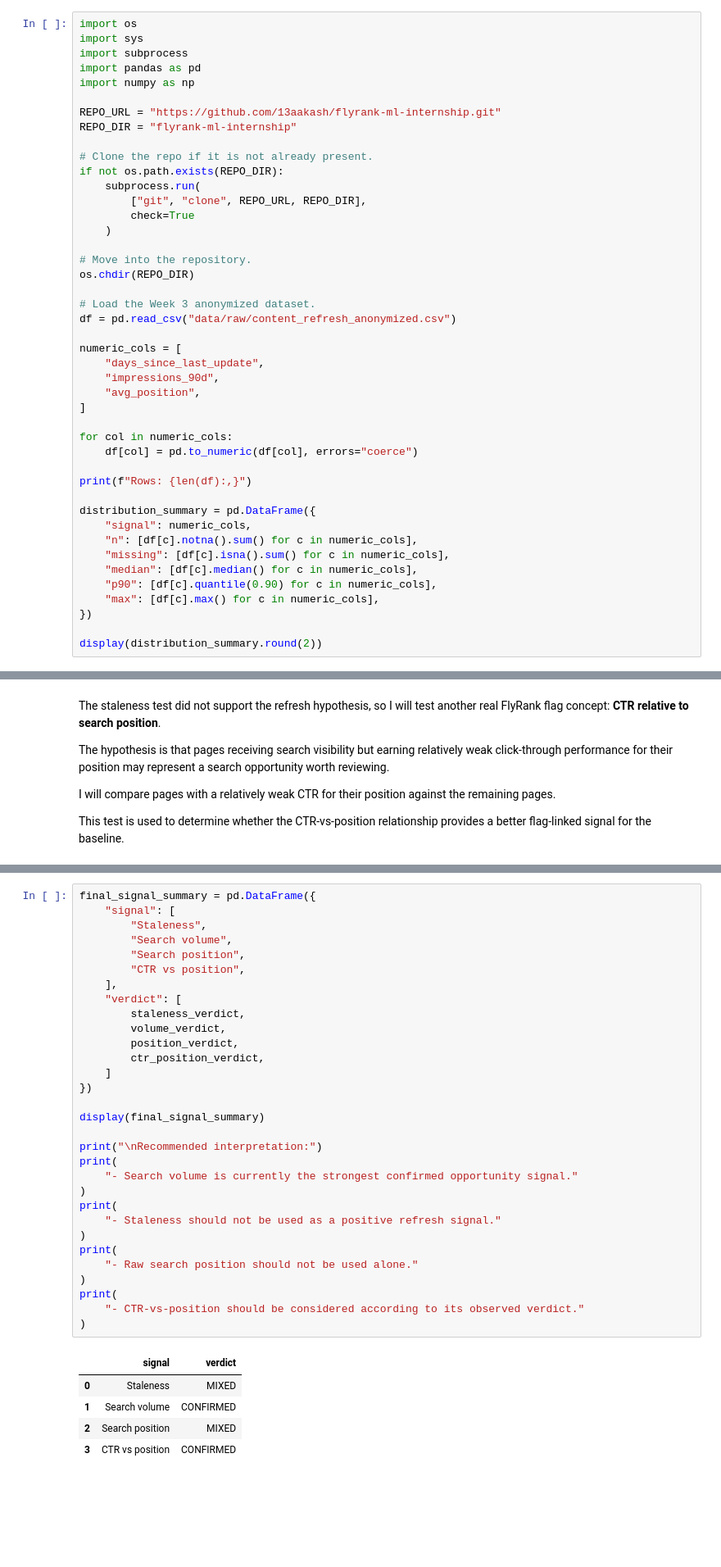
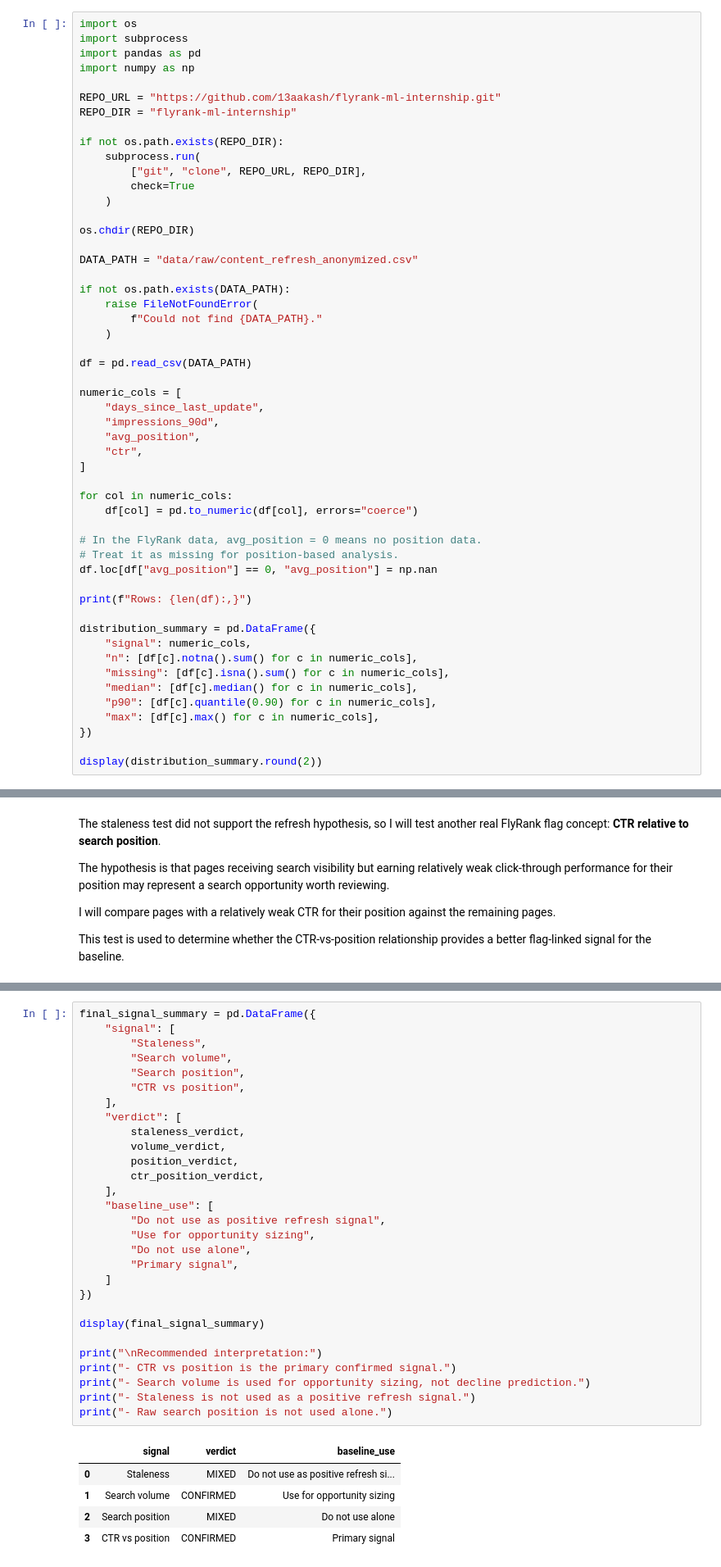
Before and after one commit to 13aakash/flyrank-ml-internship, a Jupyter notebook: work/notebooks/w04_signal_audit.ipynb, the cells around one changed output, grey strips where cells are left out. Shown at 82% size. Saved outputs shown, nothing was run; the diff lists cells and outputs as text; blank space fills up the shorter version.

```diff
--- a/work/notebooks/w04_signal_audit.ipynb
+++ b/work/notebooks/w04_signal_audit.ipynb
@@ -20,7 +20,6 @@ The three signals I will investigate are:
 I will use the distributions to understand scale, missingness, and useful bucket boundaries before interpreting signal behaviour.
 # %%
 import os
-import sys
 import subprocess
 import pandas as pd
 import numpy as np
@@ -28,27 +27,36 @@ import numpy as np
 REPO_URL = "https://github.com/13aakash/flyrank-ml-internship.git"
 REPO_DIR = "flyrank-ml-internship"
 
-# Clone the repo if it is not already present.
 if not os.path.exists(REPO_DIR):
     subprocess.run(
         ["git", "clone", REPO_URL, REPO_DIR],
         check=True
     )
 
-# Move into the repository.
 os.chdir(REPO_DIR)
 
-# Load the Week 3 anonymized dataset.
-df = pd.read_csv("data/raw/content_refresh_anonymized.csv")
+DATA_PATH = "data/raw/content_refresh_anonymized.csv"
+
+if not os.path.exists(DATA_PATH):
+    raise FileNotFoundError(
+        f"Could not find {DATA_PATH}."
+    )
+
+df = pd.read_csv(DATA_PATH)
 
 numeric_cols = [
     "days_since_last_update",
     "impressions_90d",
     "avg_position",
+    "ctr",
 ]
 
 for col in numeric_cols:
     df[col] = pd.to_numeric(df[col], errors="coerce")
+
+# In the FlyRank data, avg_position = 0 means no position data.
+# Treat it as missing for position-based analysis.
+df.loc[df["avg_position"] == 0, "avg_position"] = np.nan
 
 print(f"Rows: {len(df):,}")
 
@@ -522,38 +584,36 @@ A negative finding is retained rather than hidden because it prevents the baseli
 # %%
 final_signal_summary = pd.DataFrame({
     "signal": [
         "Staleness",
         "Search volume",
         "Search position",
         "CTR vs position",
     ],
     "verdict": [
         staleness_verdict,
         volume_verdict,
         position_verdict,
         ctr_position_verdict,
+    ],
+    "baseline_use": [
+        "Do not use as positive refresh signal",
+        "Use for opportunity sizing",
+        "Do not use alone",
+        "Primary signal",
     ]
 })
 
 display(final_signal_summary)
 
 print("\nRecommended interpretation:")
-print(
-    "- Search volume is currently the strongest confirmed opportunity signal."
-)
-print(
-    "- Staleness should not be used as a positive refresh signal."
-)
-print(
-    "- Raw search position should not be used alone."
-)
-print(
-    "- CTR-vs-position should be considered according to its observed verdict."
-)
+print("- CTR vs position is the primary confirmed signal.")
+print("- Search volume is used for opportunity sizing, not decline prediction.")
+print("- Staleness is not used as a positive refresh signal.")
+print("- Raw search position is not used alone.")
 # %% [output]
-|  | signal | verdict |
-| 0 | Staleness | MIXED |
-| 1 | Search volume | CONFIRMED |
-| 2 | Search position | MIXED |
-| 3 | CTR vs position | CONFIRMED |
+|  | signal | verdict | baseline_use |
+| 0 | Staleness | MIXED | Do not use as positive refresh si... |
+| 1 | Search volume | CONFIRMED | Use for opportunity sizing |
+| 2 | Search position | MIXED | Do not use alone |
+| 3 | CTR vs position | CONFIRMED | Primary signal |
 Recommended interpretation:
```
Also changed, not shown: parts of 9 cells of this notebook.
